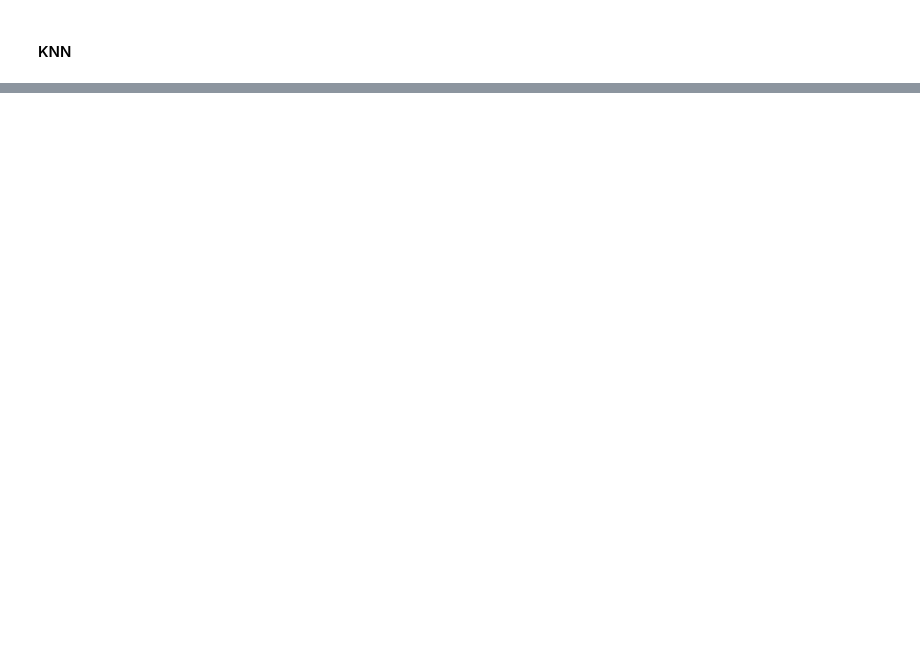
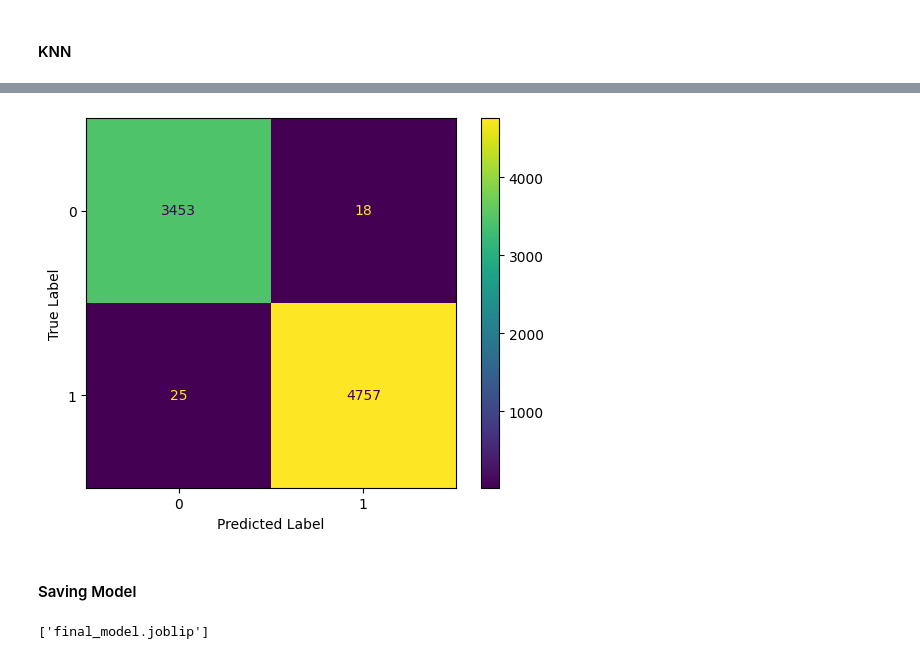
Before and after one commit to RamyGendy/Prediction-Resturants-Success, a Jupyter notebook: predict-restaurant-success.ipynb, the cells around one changed output, grey strips where cells are left out. Drawn from its saved outputs; the diff is of its cells as text; code cells hidden in the pictures; blank space fills up the shorter version.

```diff
--- a/predict-restaurant-success.ipynb
+++ b/predict-restaurant-success.ipynb
@@ -703,4 +589,0 @@ RF_feature_imp
-# %%
-sns.set(rc={'figure.figsize':(10,5)})
-sns.barplot(x = ['online_order','book_table', 'votes', 'average_cost','type_count','cuisines_count'],
-            y =RF_model.feature_importances_);
@@ -735,0 +805,28 @@ model.score(x_test,y_test)
+# %%
+# Splitting the data
+Xf = newdf.drop('target', axis=1)
+yf = newdf['target']
+
+# Split data
+X_train, X_test, y_train, y_test = train_test_split(Xf, yf, test_size=.20, random_state=42)
+
+# Encoding
+encoder = ColumnTransformer(
+    transformers=[
+        ("OHE", OneHotEncoder(sparse=False, drop="first"), ['online_order','book_table']),
+        ("BIE", ce.BinaryEncoder(),["neighborhood","meal_type"])
+    ],remainder="passthrough")
+
+# Scalling
+scaler = RobustScaler()
+
+# classifier
+clf = RandomForestClassifier(bootstrap= True,class_weight= None,max_depth= 50,max_features = 'auto', n_estimators= 100, random_state= 0)
+
+# make steps
+steps = [("Encoder",encoder),("Scaler",scaler),("clf", clf)]
+
+# Building a complete Pipeline
+final_model = Pipeline(steps=steps)
+# %%
+final_model.fit(Xf,yf)
@@ -735,0 +848,3 @@ model.score(x_test,y_test)
+# %%
+y_pred= final_model.predict(X_test)
+final_model.score(X_train,y_train)
@@ -735,0 +878,14 @@ model.score(x_test,y_test)
+# %%
+from sklearn.metrics import ConfusionMatrixDisplay
+cm = confusion_matrix(y_test,y_pred)
+disp = ConfusionMatrixDisplay(confusion_matrix=cm,display_labels=clf.classes_)
+disp.plot()
+plt.xlabel('Predicted Label', color='black')
+plt.ylabel('True Label', color='black')
+plt.tick_params(colors='black')
+plt.tick_params(colors='black')
+plt.show();
+# %% [output]
+[figure, added]
+# %% [markdown]
+#### Saving Model
@@ -735,0 +894,4 @@ model.score(x_test,y_test)
+# %%
+joblib.dump(final_model, 'final_model.joblip')
+# %% [output]
+['final_model.joblip']
```
Also changed, not shown: parts of 76 cells of this notebook.
